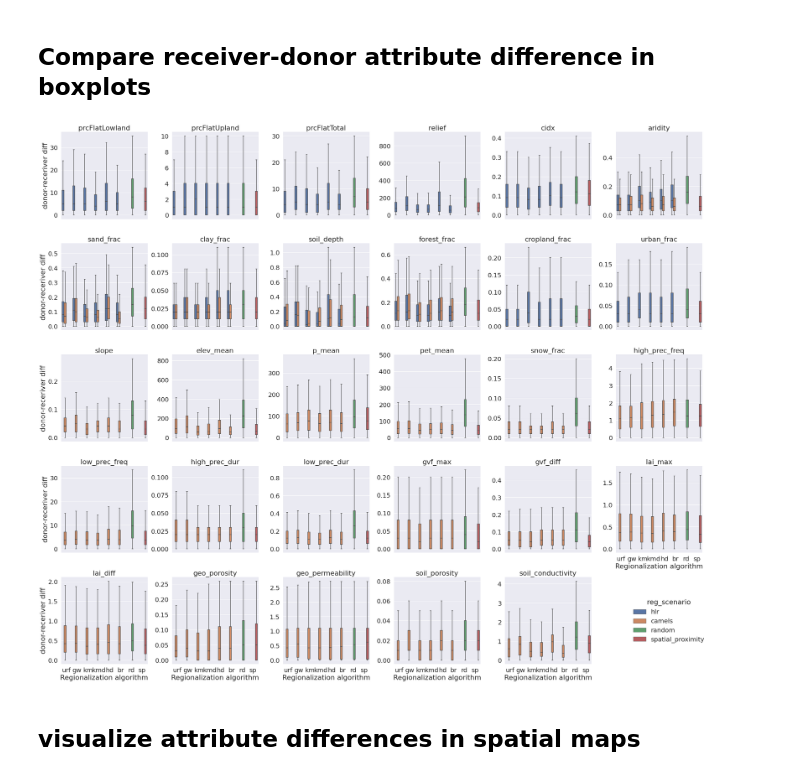
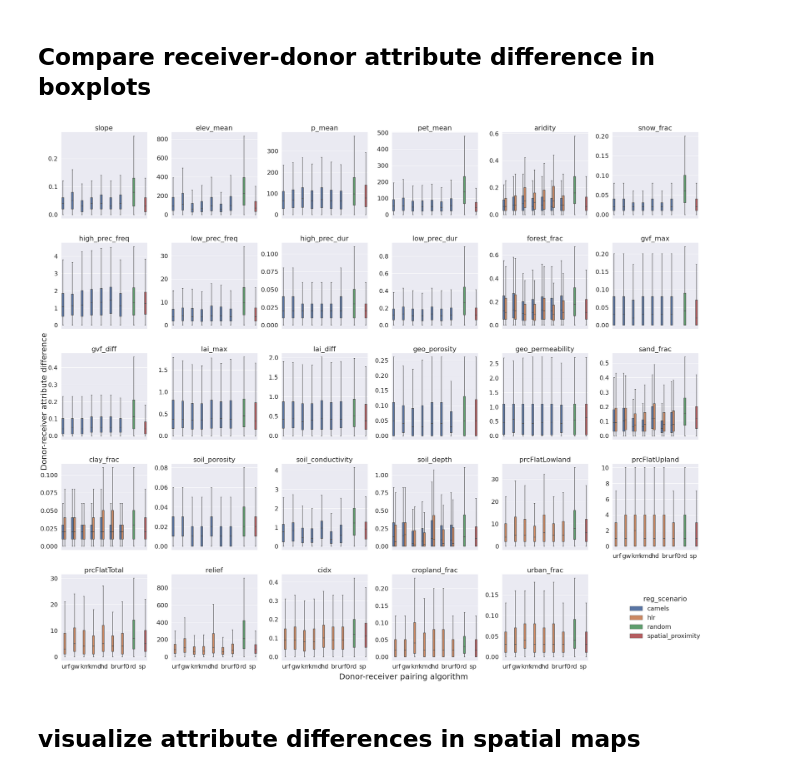
Before and after one commit to NOAA-OWP/NextGen_Regionalization, a Jupyter notebook: NWMv4/analysis/check_donor_receiver_attribute_difference.ipynb, the cells around one changed output. Cells and saved outputs as stored; diff of their text form; code cells hidden in the pictures.

```diff
--- a/NWMv4/analysis/check_donor_receiver_attribute_difference.ipynb
+++ b/NWMv4/analysis/check_donor_receiver_attribute_difference.ipynb
@@ -72,7 +72,7 @@ for pair_file in files:
     dt2 = dt2.rename(columns={'id_r':'id'})
     dt2.insert(1,column="reg_scenario",value=reg_scenario)
     dt2.insert(1,column="reg_algorithm",value=reg_alg)
-    dfDiff = dfDiff.append(dt2)
+    dfDiff = pd.concat([dfDiff,dt2],ignore_index=True)
 
     # summarize donor-receiver attribute differences
     stats = None
@@ -86,7 +86,7 @@ for pair_file in files:
     stats.insert(0, column="reg_scenario",value=reg_scenario)
     stats.insert(0, column="reg_algorithm",value=reg_alg)
 
-    statsAll = statsAll.append(stats)
+    statsAll = pd.concat([statsAll,stats],ignore_index=True)
 
 statsAll.to_csv("../output/stats_donor_receiver_attribute_difference.csv", index=True)
 # %% [markdown]
@@ -149,8 +149,8 @@ dfDiff3 = dfDiff3.rename(columns={'id_r':'id'})
 dfDiff3['reg_scenario'] = dfDiff3['reg_algorithm'] = 'spatial_proximity'
 # %%
 # combine with other (physical similarity based) scenarios
-dfDiff1 = dfDiff.append(dfDiff2)
-dfDiff1 = dfDiff1.append(dfDiff3)
+dfDiff1 = pd.concat([dfDiff,dfDiff2],ignore_index=True)
+dfDiff1 = pd.concat([dfDiff1,dfDiff3],ignore_index=True)
 dfDiff1 = dfDiff1.melt(id_vars=['id','reg_algorithm','reg_scenario'])
 
 # dictionary to define shorthand for the boxplot
@@ -168,16 +168,18 @@ dfDiff1 = dfDiff1.replace({'reg_algorithm': dict})
 # %%
 # make boxplots of attribute differences
 g = sns.catplot(data= dfDiff1, kind="box",x="reg_algorithm", y="value", col="variable", col_wrap=6, hue='reg_scenario',
                 showfliers = False,sharey=False,legend=True)
-g.set_xlabels('Regionalization algorithm')
-g.set_ylabels('donor-receriver diff')
+g.set_xlabels('')
+g.set_ylabels('')
+g.fig.text(0.5, 0.01, 'Donor-receiver pairing algorithm', ha='center', fontsize=25)
+g.fig.text(0.02, 0.5, 'Donor-receiver attribute difference', va='center',rotation="vertical",fontsize=25)
 
 for col_key,ax in g.axes_dict.items():
     ax.set_title(col_key)
 sns.move_legend(g, "lower right", bbox_to_anchor=(.9, .07))
 plt.savefig("../figs/boxplot_attr_diff.png",dpi=500)
 # %% [output]
-[figure, old version]
+[figure, new version]
 # %% [markdown]
 ## visualize attribute differences in spatial maps
 # %%
```
Also changed, not shown: 7 other files.
